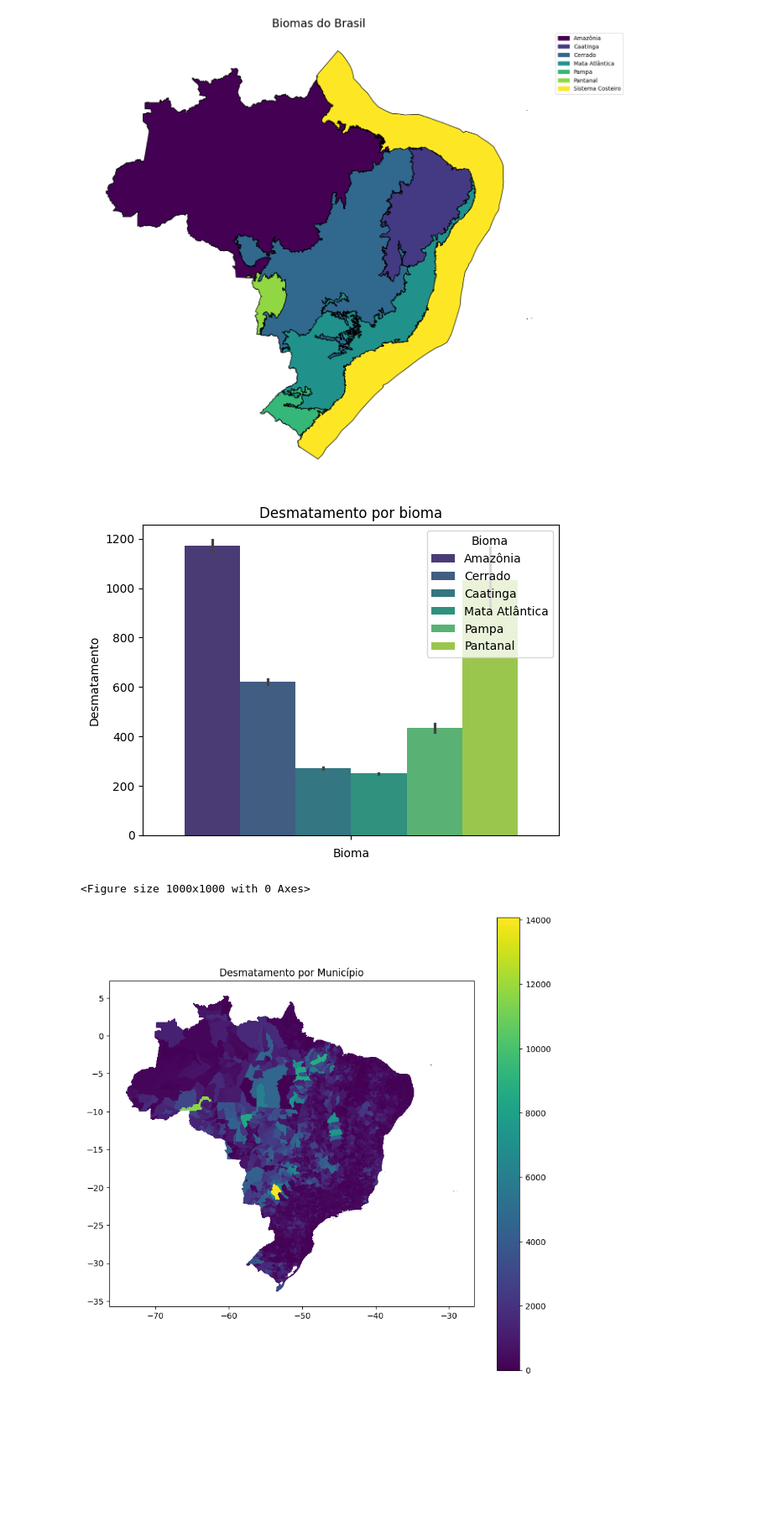
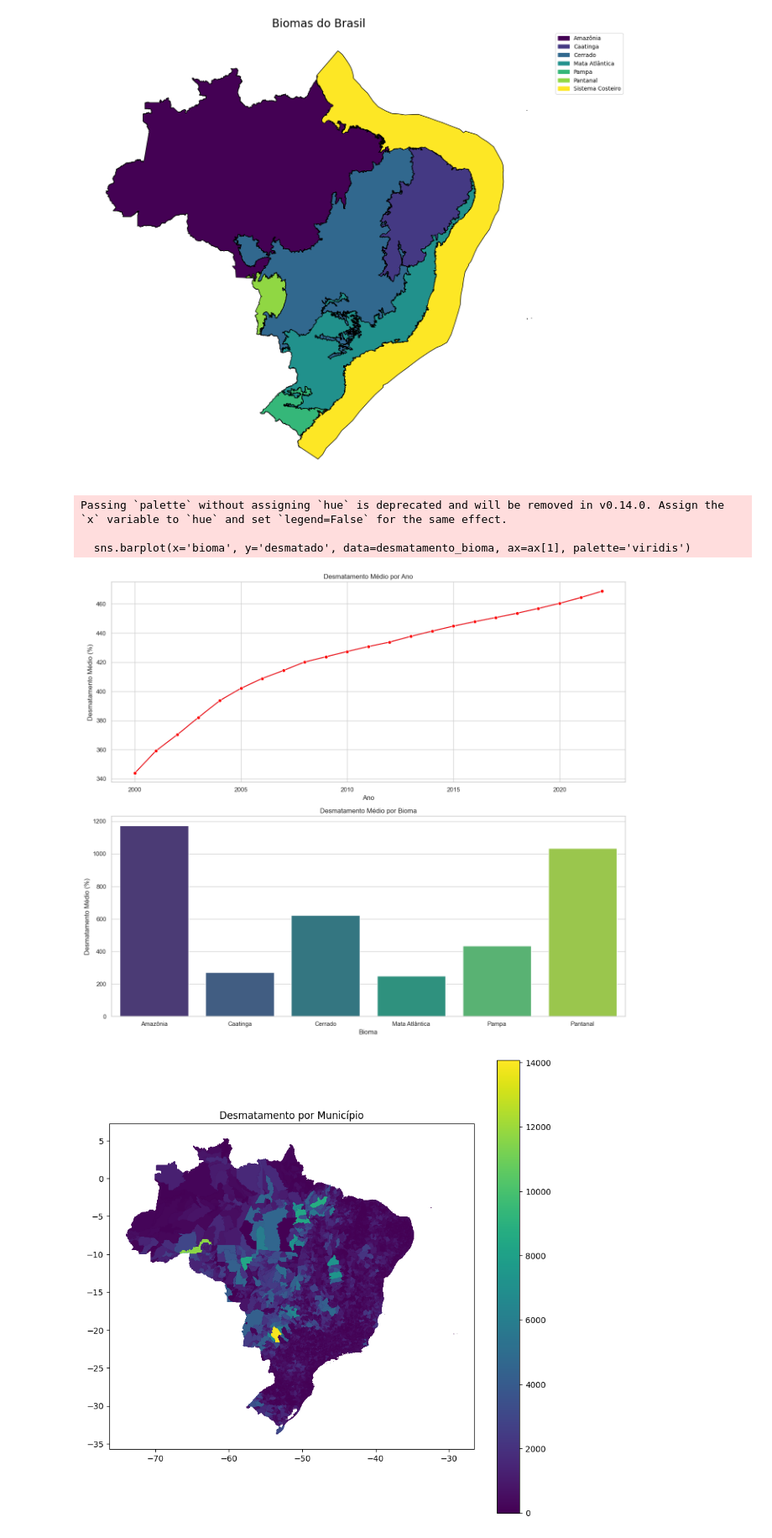
Before and after one commit to aldemaas/dados_desmatamento, a Jupyter notebook: relatorio.ipynb, the cells around one changed output. Shown at 84% size. Saved outputs shown, nothing was run; the diff lists cells and outputs as text; code cells hidden in the pictures; blank space fills up the shorter version.

```diff
--- a/relatorio.ipynb
+++ b/relatorio.ipynb
@@ -20,5 +20,21 @@ desmatamento = (
 
 desmatamento
 
+# Corrigindo valores negativos em 'vegetacao_natural'
+desmatamento['vegetacao_natural'] = desmatamento['vegetacao_natural'].apply(lambda x: x if x >= 0 else np.nan)
+
+# Calculando a mediana das áreas não zeradas para 'area_total'
+non_zero_median_area = desmatamento[desmatamento['area_total'] > 0]['area_total'].median()
+
+# Substituindo áreas totais zeradas pela mediana calculada
+desmatamento['area_total'] = desmatamento['area_total'].replace(0, non_zero_median_area)
+
+# Verificando as correções
+corrected_data_info = desmatamento.info()
+corrected_data_head = desmatamento.head()
+
+corrected_data_info, corrected_data_head
+
+
 #geobr python para mapas e identificação de municípios
 # %% [output]
@@ -54,21 +86,44 @@ ax.axis("off")
  -37.060078841576086,
  9.154426374099277)
 [figure]
-# %%
-import seaborn as sns
-
-#precisa corrigir
-
-sns.barplot(data=desmatamento, hue='bioma', y='desmatado', palette='viridis')
-legend = plt.legend(loc='upper right', title='Bioma')
-plt.title('Desmatamento por bioma')
-plt.xlabel('Bioma')
-plt.ylabel('Desmatamento')
-plt.figure(figsize=(10, 10))
-plt.show()
-# %% [output]
-[figure, removed]
-<Figure size 1000x1000 with 0 Axes>
+# %%
+
+# Definindo o estilo dos gráficos
+sns.set(style="whitegrid")
+
+# Calculando a média de desmatamento por ano
+desmatamento_ano = desmatamento.groupby('ano')['desmatado'].mean().reset_index()
+
+# Calculando a média de desmatamento por bioma
+desmatamento_bioma = desmatamento.groupby('bioma')['desmatado'].mean().reset_index()
+
+# Criando gráficos para visualizar as tendências
+fig, ax = plt.subplots(2, 1, figsize=(14, 12))
+
+# Gráfico de desmatamento médio por ano
+sns.lineplot(x='ano', y='desmatado', data=desmatamento_ano, ax=ax[0], marker='o')
+ax[0].set_title('Desmatamento Médio por Ano')
+ax[0].set_xlabel('Ano')
+ax[0].set_ylabel('Desmatamento Médio (%)')
+
+# Gráfico de desmatamento médio por bioma
+sns.barplot(x='bioma', y='desmatado', data=desmatamento_bioma, ax=ax[1])
+ax[1].set_title('Desmatamento Médio por Bioma')
+ax[1].set_xlabel('Bioma')
+ax[1].set_ylabel('Desmatamento Médio (%)')
+# Change the color of the line plot
+sns.lineplot(x='ano', y='desmatado', data=desmatamento_ano, ax=ax[0], marker='o', color='red')
+# Change the color of the bar plot
+sns.barplot(x='bioma', y='desmatado', data=desmatamento_bioma, ax=ax[1], palette='viridis')
+
+
+plt.tight_layout()
+plt.show()
+# %% [output]
+Passing `palette` without assigning `hue` is deprecated and will be removed in v0.14.0. Assign the `x` variable to `hue` and set `legend=False` for the same effect.
+
+  sns.barplot(x='bioma', y='desmatado', data=desmatamento_bioma, ax=ax[1], palette='viridis')
+[figure, added]
 # %%
 
 # Carrega dados geográficos de todos os municípios
```
Also changed, not shown: parts of 1 cell of this notebook.
